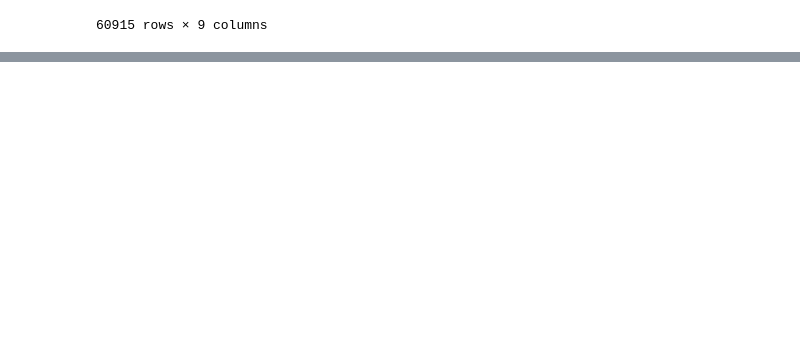
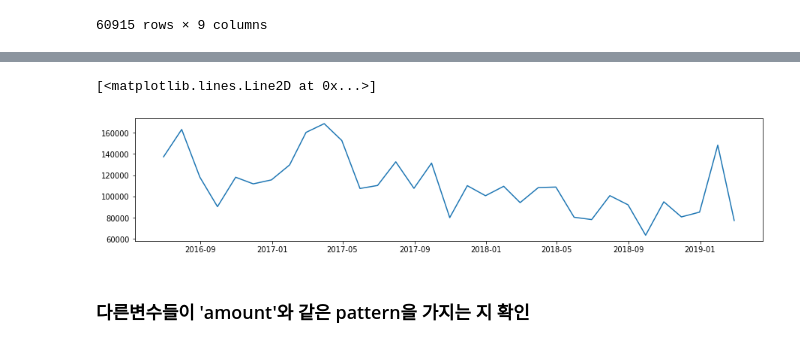
Before and after one commit to suhyun-cho/Dacon, a Jupyter notebook: 상점매출예측_FUNDA/1st-pass-code-review.ipynb, the cells around one changed output, grey strips where cells are left out. Saved outputs shown, nothing was run; the diff lists cells and outputs as text; code cells hidden in the pictures; blank space fills up the shorter version.

```diff
--- a/상점매출예측_FUNDA/1st-pass-code-review.ipynb
+++ b/상점매출예측_FUNDA/1st-pass-code-review.ipynb
@@ -574,0 +692,8 @@ df_month
+# %%
+plt.figure(figsize=(15, 3))
+plt.plot(df_month[df_month.store_id == 1].index, df_month[df_month.store_id == 1].amount)
+# %% [output]
+[<matplotlib.lines.Line2D at 0x...>]
+[figure, added]
+# %% [markdown]
+### 다른변수들이 'amount'와 같은 pattern을 가지는 지 확인
```
Also changed, not shown: parts of 70 cells of this notebook.
